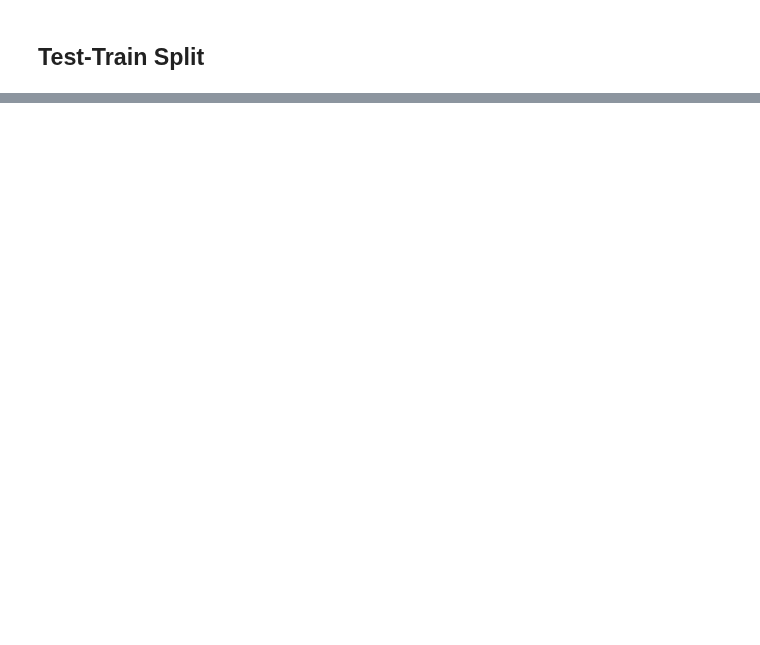
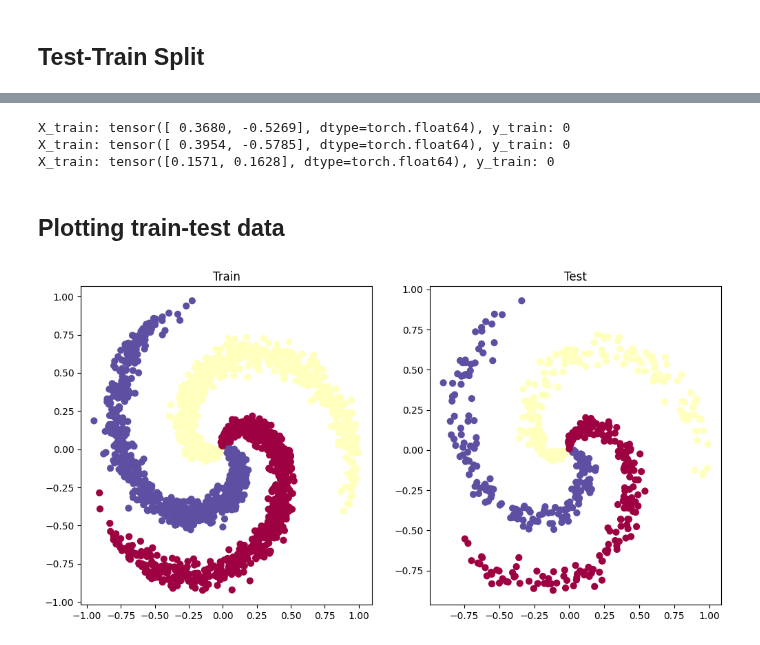
Before and after one commit to DietzscheNostoevsky/Learning_Pytorch, a Jupyter notebook: 02_Pytorch_Multiclass_Classification.ipynb, the cells around one changed output, grey strips where cells are left out. Cells and saved outputs as stored; diff of their text form; code cells hidden in the pictures; blank space fills up the shorter version.

Commit message:
train-test data

```diff
--- a/02_Pytorch_Multiclass_Classification.ipynb
+++ b/02_Pytorch_Multiclass_Classification.ipynb
@@ -44,0 +37,11 @@ print(y.shape); print(type(y))
+# %%
+#X_spiral, y_spiral = X, y
+
+# Turning data into tensors
+import torch
+
+X_spiral = torch.from_numpy(X)
+y_spiral = torch.from_numpy(y)
+
+print(X_spiral.shape); print(type(X_spiral))
+print(y_spiral.shape); print(type(y_spiral))
@@ -44,0 +53,14 @@ print(y.shape); print(type(y))
+# %%
+from sklearn.model_selection import train_test_split
+
+X_train, X_test, y_train, y_test = train_test_split(
+    X_spiral, y_spiral,
+    test_size=0.2,
+    random_state=42,
+    shuffle=True,
+)
+print(X_train.shape); print(type(X_train))
+print(X_test.shape); print(type(X_test))
+
+print(y_train.shape); print(type(y_train))
+print(y_test.shape); print(type(y_test))
@@ -44,0 +76,21 @@ print(y.shape); print(type(y))
+# %%
+for i in range(3):
+    print(F"X_train: {X_train[i]}, y_train: {y_train[i]}")
+# %% [output]
+X_train: tensor([ 0.3680, -0.5269], dtype=torch.float64), y_train: 0
+X_train: tensor([ 0.3954, -0.5785], dtype=torch.float64), y_train: 0
+X_train: tensor([0.1571, 0.1628], dtype=torch.float64), y_train: 0
+# %% [markdown]
+## Plotting train-test data
+# %%
+# Training Data
+plt.figure(figsize=(12,6))
+plt.subplot(1,2,1)
+plt.title("Train")
+plt.scatter(X_train[:, 0], X_train[:, 1], c=y_train[:], s=40, cmap=plt.cm.Spectral)
+plt.subplot(1,2,2)
+plt.title("Test")
+plt.scatter(X_test[:, 0], X_test[:, 1], c=y_test©[:], s=40, cmap=plt.cm.Spectral)
+plt.show()
+# %% [output]
+[figure, added]
```
Also changed, not shown: parts of 4 cells of this notebook.
